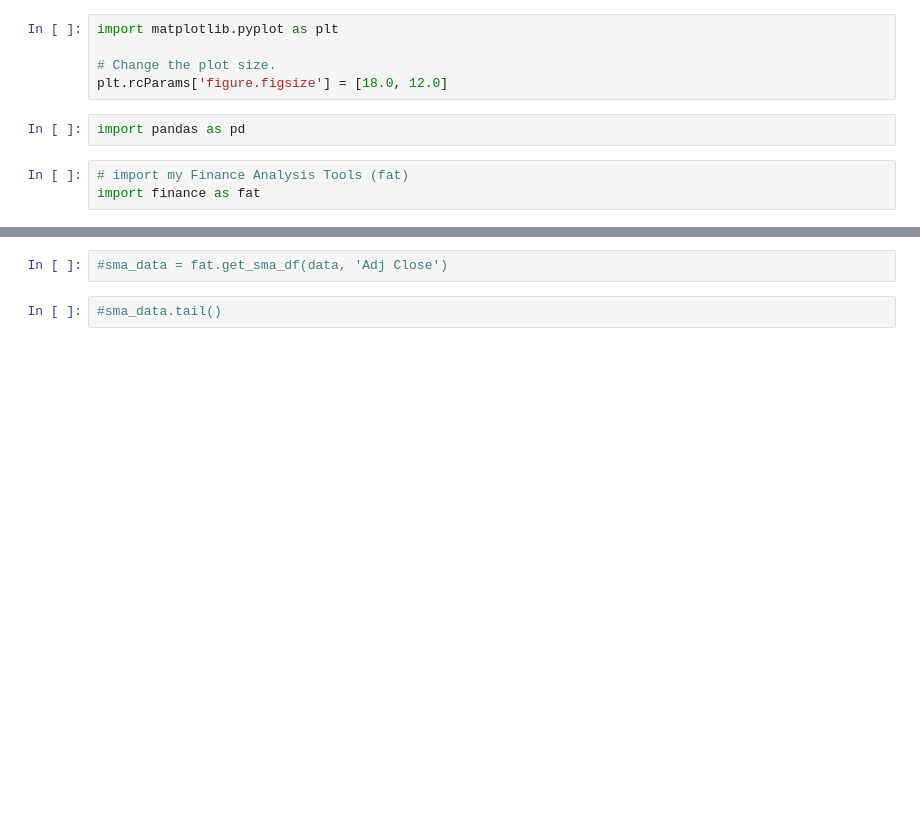
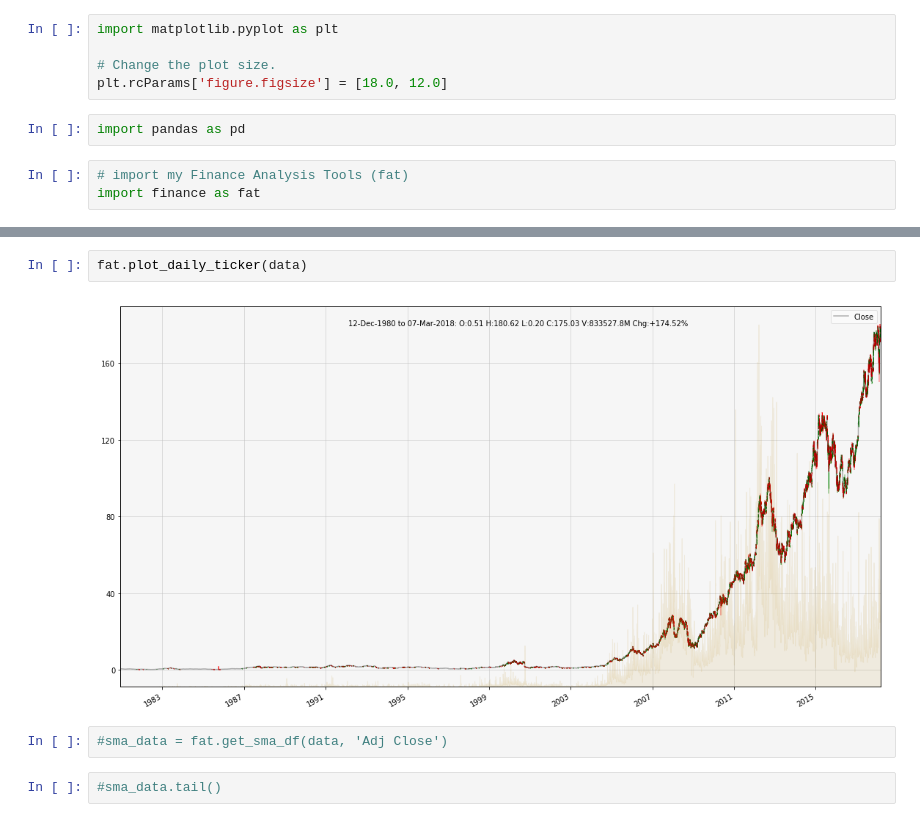
Before and after one commit to matthewrcarpenter/finance, a Jupyter notebook: Notebooks/Finance-Test-Yahoo.ipynb, the cells around one changed output, grey strips where cells are left out. Drawn from its saved outputs; the diff is of its cells as text; blank space fills up the shorter version.

```diff
--- a/Notebooks/Finance-Test-Yahoo.ipynb
+++ b/Notebooks/Finance-Test-Yahoo.ipynb
@@ -30,3 +31,7 @@ data.tail()
+# %%
+fat.plot_daily_ticker(data)
+# %% [output]
+[figure, added]
 # %%
 #sma_data = fat.get_sma_df(data, 'Adj Close')
 # %%
```
Also changed, not shown: parts of 2 cells of this notebook, 5 other files.
